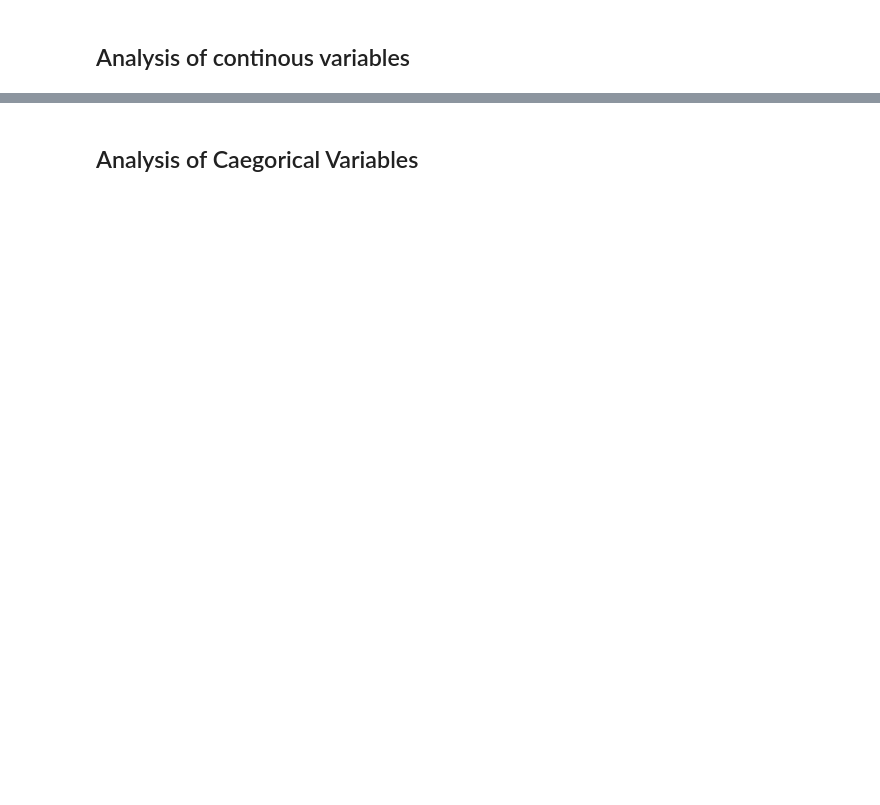
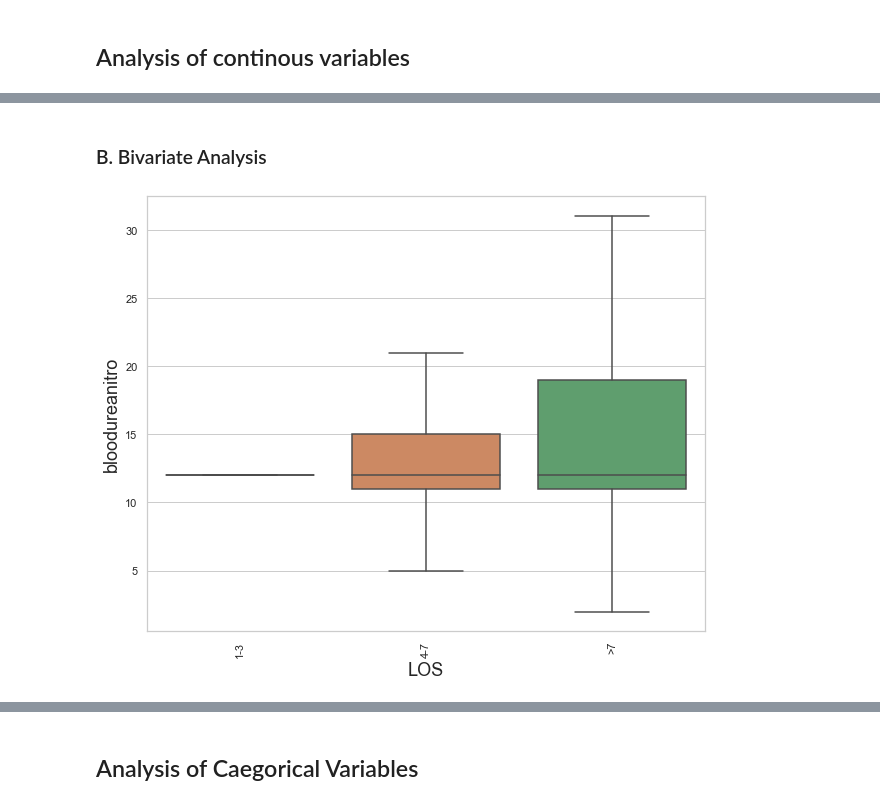
Before and after one commit to bashoori/Data-Science-Projects, a Jupyter notebook: Capstone_2/03_EDA_Hospital_Length_Of_Stay.ipynb, the cells around one changed output, grey strips where cells are left out. Drawn from its saved outputs; the diff is of its cells as text; code cells hidden in the pictures; blank space fills up the shorter version.

```diff
--- a/Capstone_2/03_EDA_Hospital_Length_Of_Stay.ipynb
+++ b/Capstone_2/03_EDA_Hospital_Length_Of_Stay.ipynb
@@ -173,0 +107,10 @@ plotchart(df.lengthofstay)
+# %% [markdown]
+### B.  Bivariate Analysis
+# %%
+plt.subplots()
+sns.boxplot(x='LOS', y='bloodureanitro',  data=df, showfliers=False , order=['1-3','4-7','>7'])
+plt.xticks(rotation='vertical')
+plt.ylabel('bloodureanitro' , size=18)
+plt.xlabel('LOS', size=18);
+# %% [output]
+[figure, added]
```
Also changed, not shown: parts of 28 cells of this notebook.
